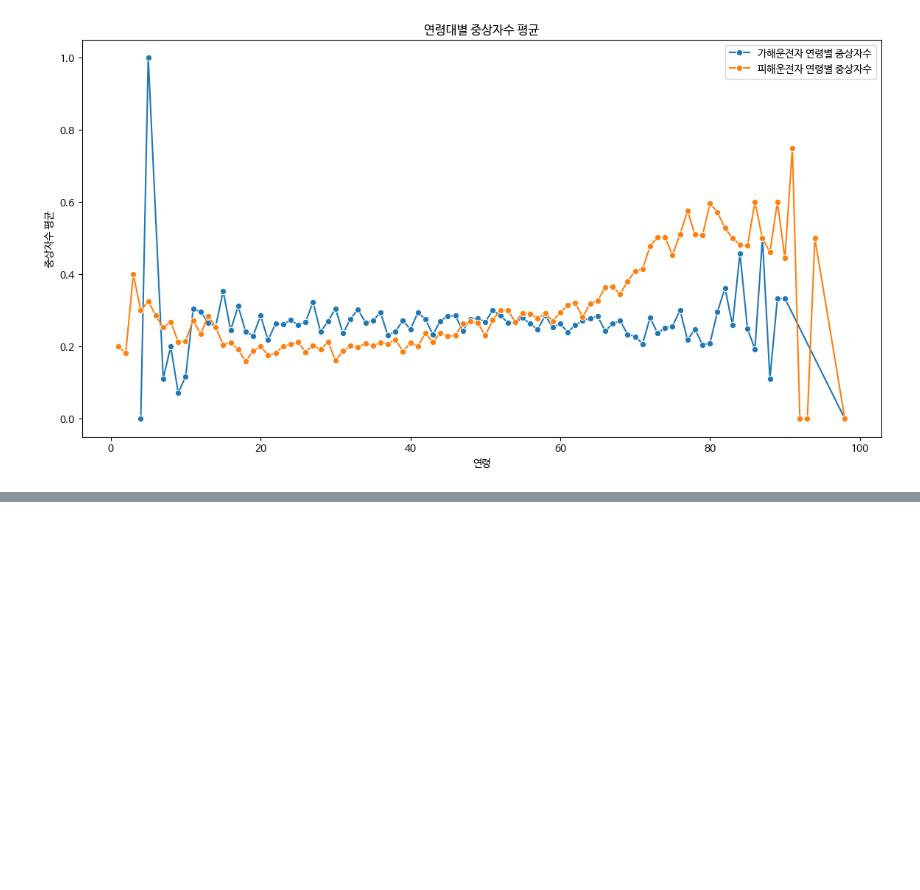
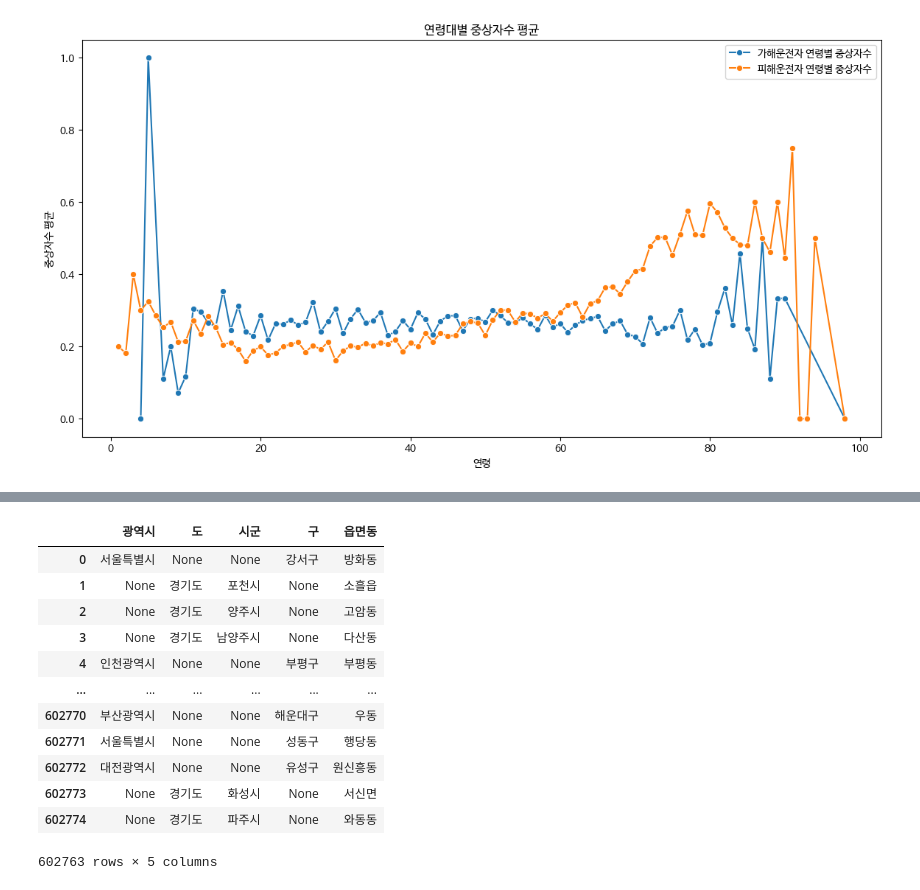
Before and after one commit to zooodung/TA-Prediction, a Jupyter notebook: ta_115dkk.ipynb, the cells around one changed output, grey strips where cells are left out. Cells and saved outputs as stored; diff of their text form; code cells hidden in the pictures; blank space fills up the shorter version.

```diff
--- a/ta_115dkk.ipynb
+++ b/ta_115dkk.ipynb
@@ -289,0 +325,17 @@ plt.show()
+# %%
+df2 = pd.read_csv("/content/drive/MyDrive/집 작업용/open/external_open/countrywide_accident.csv")
+
+columns_to_drop = ['ID', '사고유형 - 세부분류', '법규위반', '가해운전자 차종', '가해운전자 성별', '가해운전자 연령',
+                   '가해운전자 상해정도', '피해운전자 차종', '피해운전자 성별', '피해운전자 연령', '피해운전자 상해정도']
+
+df2.drop(columns=columns_to_drop, inplace=True)
+
+df2['년'] = pd.to_datetime(df2['사고일시']).dt.year
+df2['월'] = pd.to_datetime(df2['사고일시']).dt.month
+df2['시'] = pd.to_datetime(df2['사고일시']).dt.hour
+df2.drop('사고일시', axis=1, inplace=True)
+
+df2['주말여부'] = df2['요일'].apply(lambda x: '주말' if x in ['토요일', '일요일'] else '평일')
+
+df2 = df2[~df2['도로형태'].isin(['단일로 - 철길건널목'])]
+df2['도로형태'].dropna()
@@ -289,0 +382,54 @@ plt.show()
+# %%
+# Assuming '대구광역시' as an example of metropolitan cities for demonstration
+# New categorization logic
+
+# Step 1: Initialize new columns for refined categorization
+df2['광역시'] = None
+df2['도'] = None
+df2['시군'] = None
+df2['구'] = None
+df2['읍면동'] = None
+
+# Step 2: Apply categorization rules
+for index, row in df2.iterrows():
+    parts = row['시군구'].split(' ')
+
+    # Metropolitan cities (특별시, 광역시)
+    if '광역시' in parts[0] or '특별시' in parts[0]:
+        df2.at[index, '광역시'] = parts[0]
+    # Provinces ('도')
+    elif '도' in parts[0]:
+        df2.at[index, '도'] = parts[0]
+
+    # Distinguishing '군', '동', '읍'
+    if '시' in parts[1] or '군' in parts[1]:
+        df2.at[index, '시군'] = parts[1]
+    elif '구' in parts[1]:
+        df2.at[index, '구'] = parts[1]
+    elif '동' in parts[1] or '읍' in parts[1]:
+        df2.at[index, '읍면동'] = parts[1]
+    else:
+        df2.at[index, '읍면동'] = parts[1]
+
+    # Assuming the last part is always '읍면동'
+    if len(parts) > 2:
+        df2.at[index, '읍면동'] = parts[2]
+
+# Removing the original '시군구' column for clarity
+df2.drop('시군구', axis=1, inplace=True)
+
+df2[['광역시', '도', '시군', '구', '읍면동']]
+# %% [output]
+|  | 광역시 | 도 | 시군 | 구 | 읍면동 |
+| 0 | 서울특별시 | None | None | 강서구 | 방화동 |
+| 1 | None | 경기도 | 포천시 | None | 소흘읍 |
+| 2 | None | 경기도 | 양주시 | None | 고암동 |
+| 3 | None | 경기도 | 남양주시 | None | 다산동 |
+| 4 | 인천광역시 | None | None | 부평구 | 부평동 |
+| ... | ... | ... | ... | ... | ... |
+| 602770 | 부산광역시 | None | None | 해운대구 | 우동 |
+| 602771 | 서울특별시 | None | None | 성동구 | 행당동 |
+| 602772 | 대전광역시 | None | None | 유성구 | 원신흥동 |
+| 602773 | None | 경기도 | 화성시 | None | 서신면 |
+| 602774 | None | 경기도 | 파주시 | None | 와동동 |
+602763 rows × 5 columns
```
Also changed, not shown: parts of 8 cells of this notebook.
